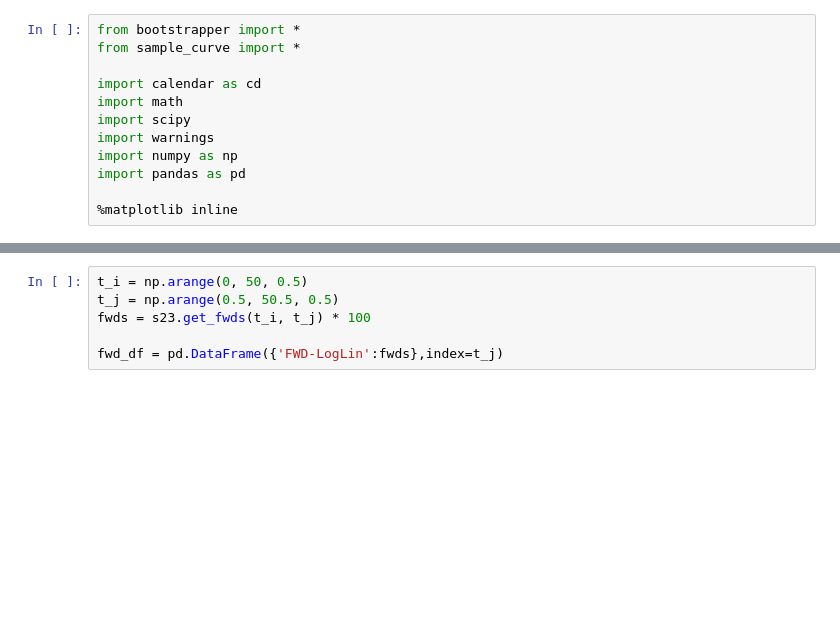
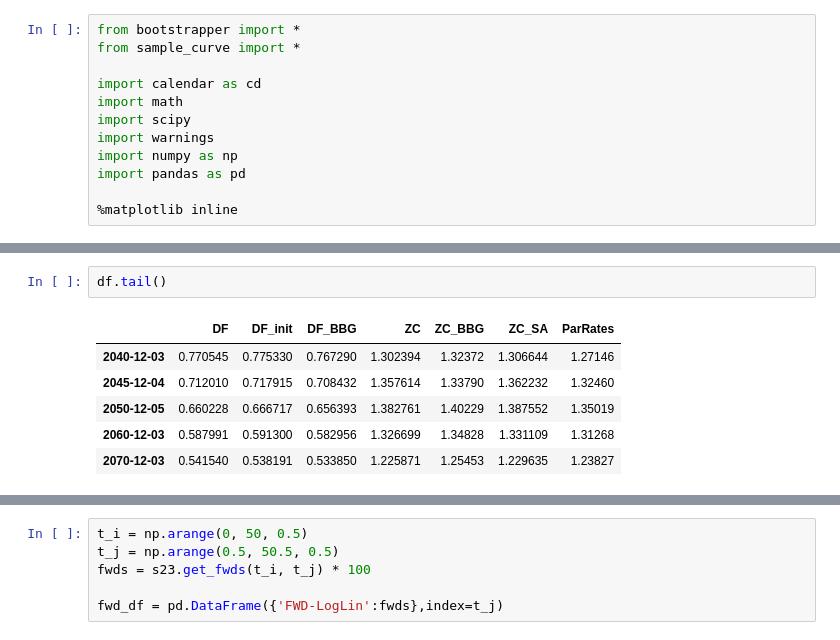
Before and after one commit to oronimbus/curve-bootstrapper, a Jupyter notebook: bootstrapper.ipynb, the cells around one changed output, grey strips where cells are left out. Cells and saved outputs as stored; diff of their text form; blank space fills up the shorter version.

```diff
--- a/bootstrapper.ipynb
+++ b/bootstrapper.ipynb
@@ -43 +48,10 @@ df.head()
+# %%
+df.tail()
+# %% [output]
+|  | DF | DF_init | DF_BBG | ZC | ZC_BBG | ZC_SA | ParRates |
+| 2040-12-03 | 0.770545 | 0.775330 | 0.767290 | 1.302394 | 1.32372 | 1.306644 | 1.27146 |
+| 2045-12-04 | 0.712010 | 0.717915 | 0.708432 | 1.357614 | 1.33790 | 1.362232 | 1.32460 |
+| 2050-12-05 | 0.660228 | 0.666717 | 0.656393 | 1.382761 | 1.40229 | 1.387552 | 1.35019 |
+| 2060-12-03 | 0.587991 | 0.591300 | 0.582956 | 1.326699 | 1.34828 | 1.331109 | 1.31268 |
+| 2070-12-03 | 0.541540 | 0.538191 | 0.533850 | 1.225871 | 1.25453 | 1.229635 | 1.23827 |
 # %%
```
Also changed, not shown: parts of 7 cells of this notebook, 5 other files.
